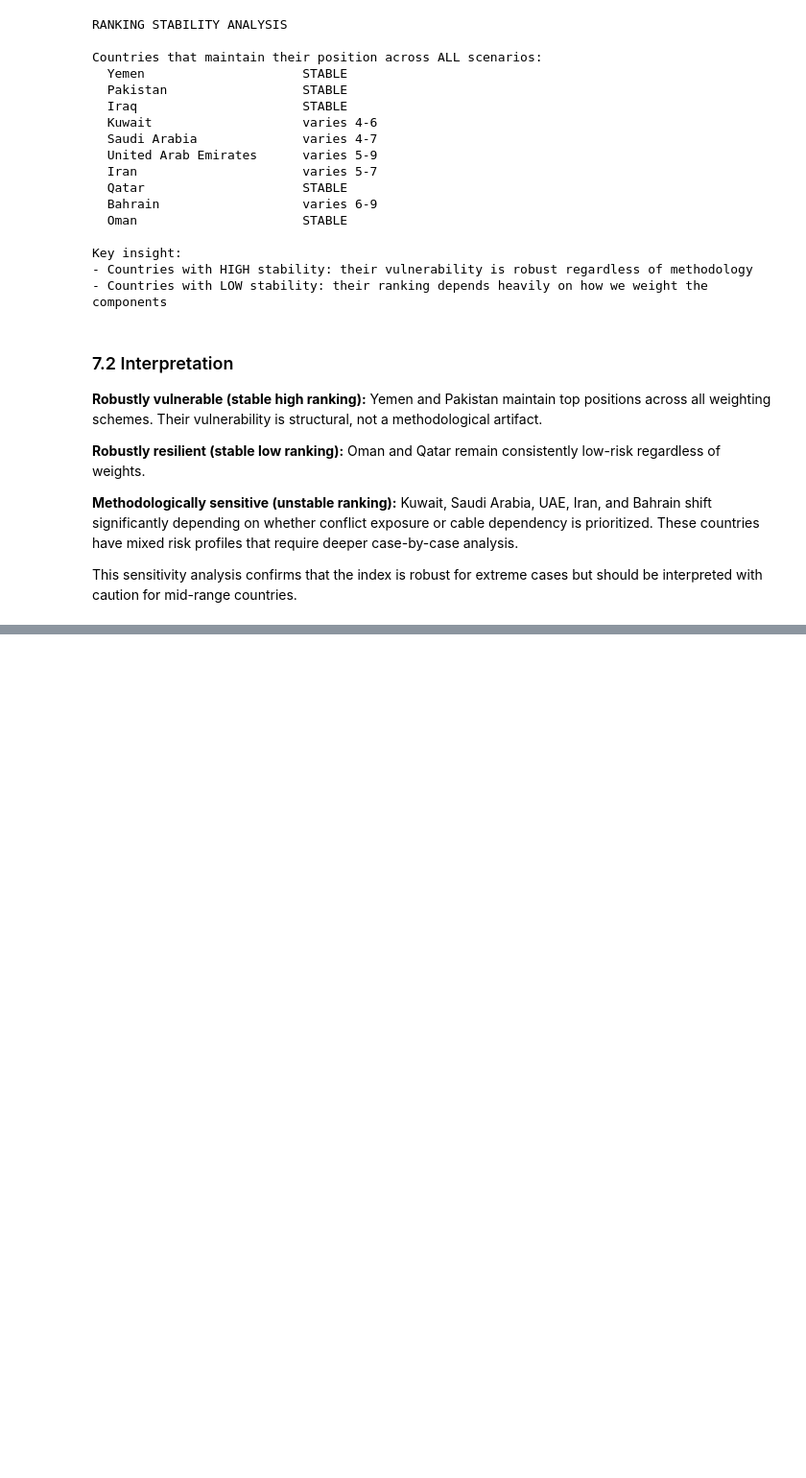
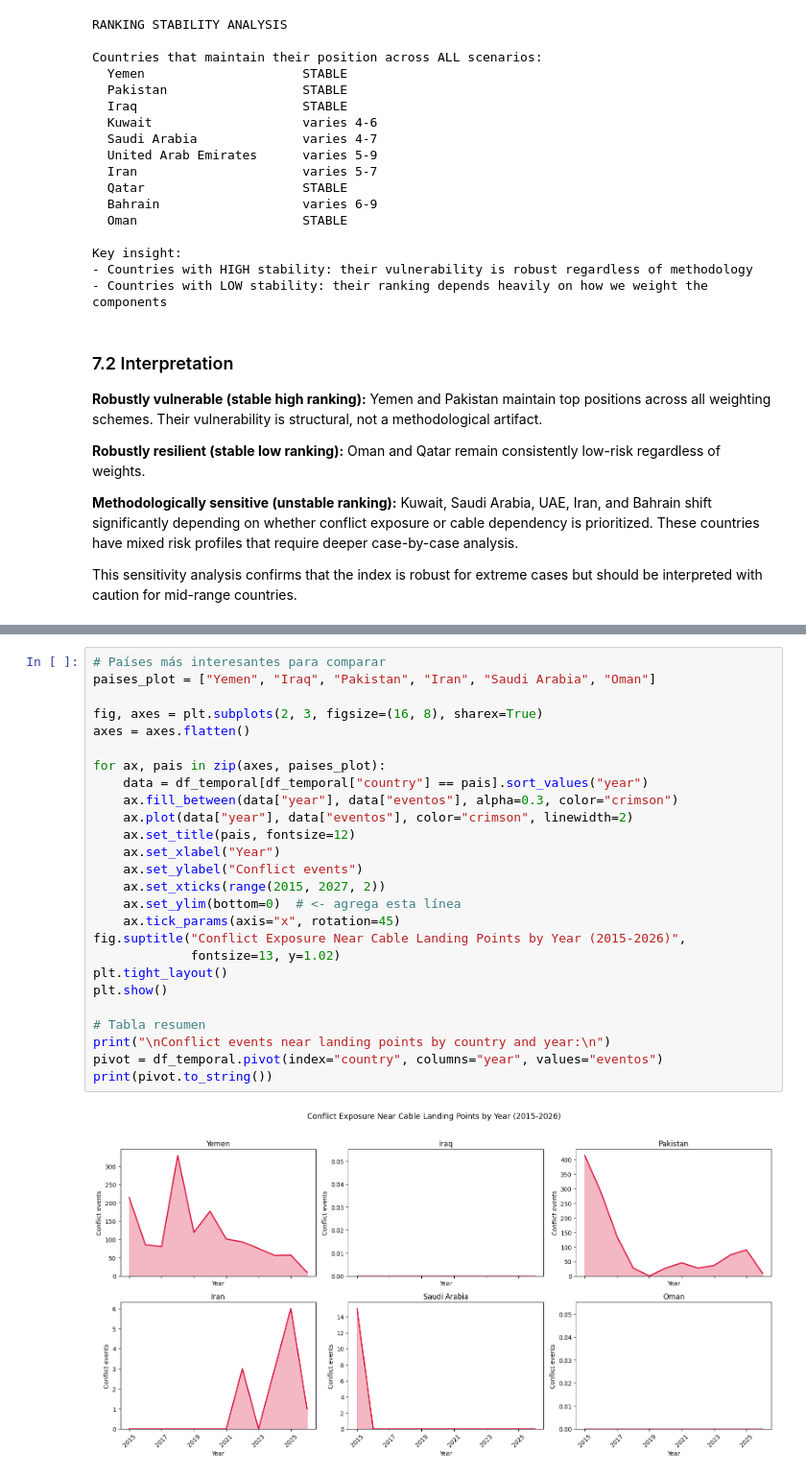
Before and after one commit to CarolinaMCruz/hormuz-cable-risk, a Jupyter notebook: notebooks/01_analisis.ipynb, the cells around one changed output, grey strips where cells are left out. Shown at 96% size. Drawn from its saved outputs; the diff is of its cells as text; blank space fills up the shorter version.

Commit message:
Add temporal analysis of conflict exposure by country (2015-2026)

```diff
--- a/notebooks/01_analisis.ipynb
+++ b/notebooks/01_analisis.ipynb
@@ -440,0 +492,28 @@ This sensitivity analysis confirms that the index is robust for extreme cases bu
+# %%
+# Países más interesantes para comparar
+paises_plot = ["Yemen", "Iraq", "Pakistan", "Iran", "Saudi Arabia", "Oman"]
+
+fig, axes = plt.subplots(2, 3, figsize=(16, 8), sharex=True)
+axes = axes.flatten()
+
+for ax, pais in zip(axes, paises_plot):
+    data = df_temporal[df_temporal["country"] == pais].sort_values("year")
+    ax.fill_between(data["year"], data["eventos"], alpha=0.3, color="crimson")
+    ax.plot(data["year"], data["eventos"], color="crimson", linewidth=2)
+    ax.set_title(pais, fontsize=12)
+    ax.set_xlabel("Year")
+    ax.set_ylabel("Conflict events")
+    ax.set_xticks(range(2015, 2027, 2))
+    ax.set_ylim(bottom=0)  # <- agrega esta línea
+    ax.tick_params(axis="x", rotation=45)
+fig.suptitle("Conflict Exposure Near Cable Landing Points by Year (2015-2026)",
+             fontsize=13, y=1.02)
+plt.tight_layout()
+plt.show()
+
+# Tabla resumen
+print("\nConflict events near landing points by country and year:\n")
+pivot = df_temporal.pivot(index="country", columns="year", values="eventos")
+print(pivot.to_string())
+# %% [output]
+[figure, added]
```
Also changed, not shown: parts of 6 cells of this notebook.
